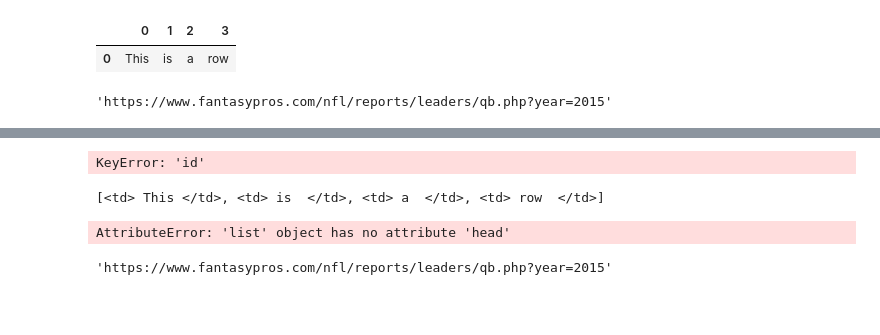
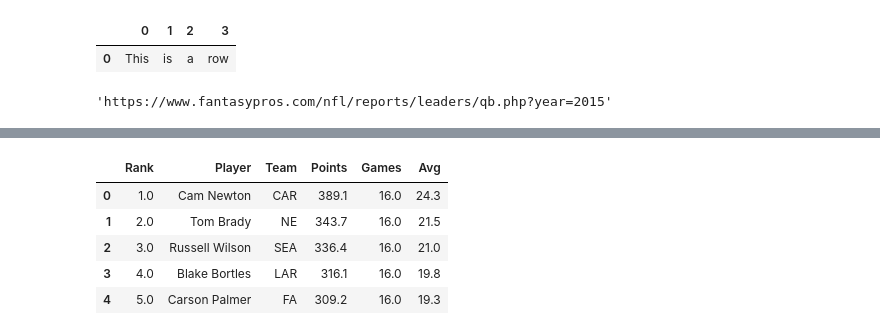
Before and after one commit to jacobakh/FFML, a Jupyter notebook: MLFF2.ipynb, the cells around one changed output, grey strips where cells are left out. Cells and saved outputs as stored; diff of their text form; code cells hidden in the pictures; blank space fills up the shorter version.

```diff
--- a/MLFF2.ipynb
+++ b/MLFF2.ipynb
@@ -113,17 +47,7 @@ class HTMLTableParser: #Creating an html table parser
-# %%
-hp = HTMLTableParser()
-table = hp.parse_url(url) # Grabbing the table from the tuple
-table.head()
-# %% [output]
-KeyError: 'id'
 # %%
 table = url
 for url in soup.find_all('id'):
     print(url)
-# %%
-soup.find_all('td')
-# %% [output]
-[<td> This </td>, <td> is  </td>, <td> a  </td>, <td> row  </td>]
 # %%
 import requests
 import pandas as pd
@@ -187,12 +111,13 @@ class HTMLTableParser:
         return df
 # %%
 hp = HTMLTableParser()
-table = hp.parse_url(url) # Grabbing the table from the tuple
+url_learning = "https://www.fantasypros.com/nfl/reports/leaders/qb.php?year=2015"
+table = hp.parse_url(url_learning)[0][1] # Grabbing the table from the tuple
 table.head()
 # %% [output]
-AttributeError: 'list' object has no attribute 'head'
+|  | Rank | Player | Team | Points | Games | Avg |
+| 0 | 1.0 | Cam Newton | CAR | 389.1 | 16.0 | 24.3 |
+| 1 | 2.0 | Tom Brady | NE | 343.7 | 16.0 | 21.5 |
+| 2 | 3.0 | Russell Wilson | SEA | 336.4 | 16.0 | 21.0 |
+| 3 | 4.0 | Blake Bortles | LAR | 316.1 | 16.0 | 19.8 |
+| 4 | 5.0 | Carson Palmer | FA | 309.2 | 16.0 | 19.3 |
-# %%
-[(table['id'],self.parse_html_table(table))\
-                for table in soup.find_all('table')]
-# %% [output]
-'https://www.fantasypros.com/nfl/reports/leaders/qb.php?year=2015'
```
Also changed, not shown: parts of 15 cells of this notebook.
